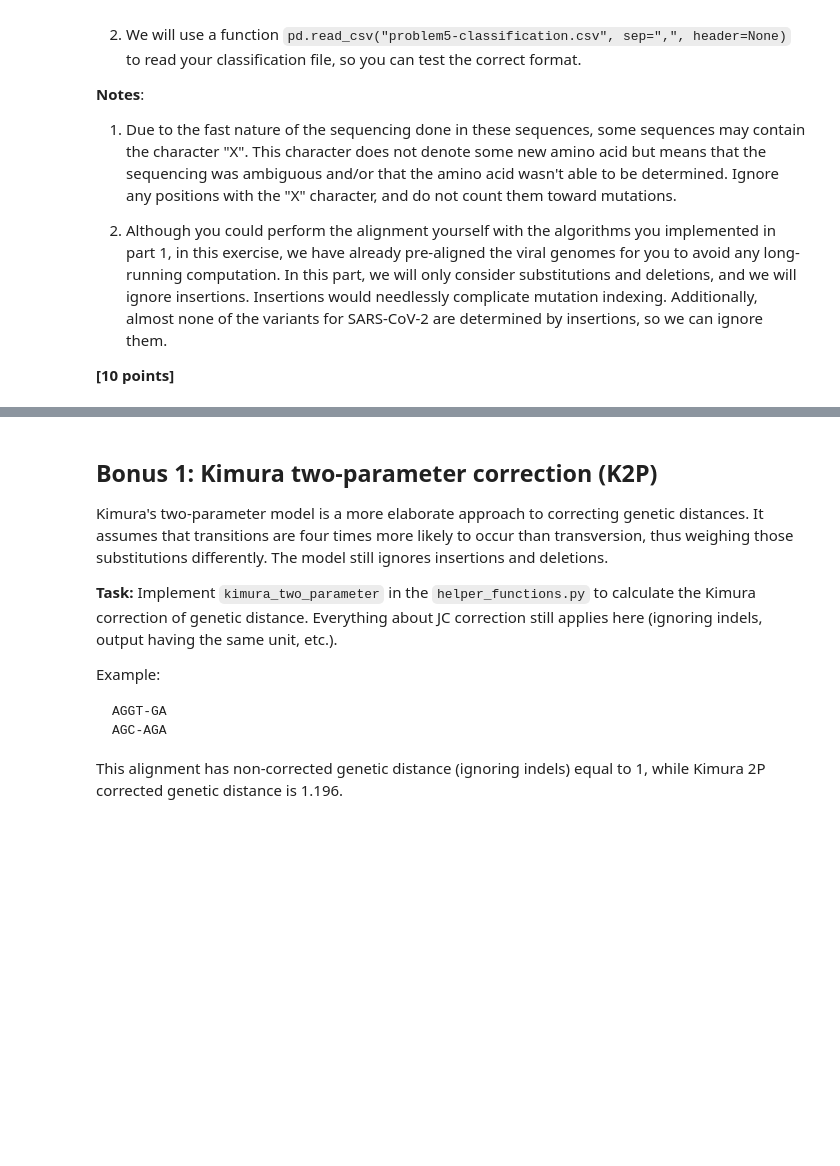
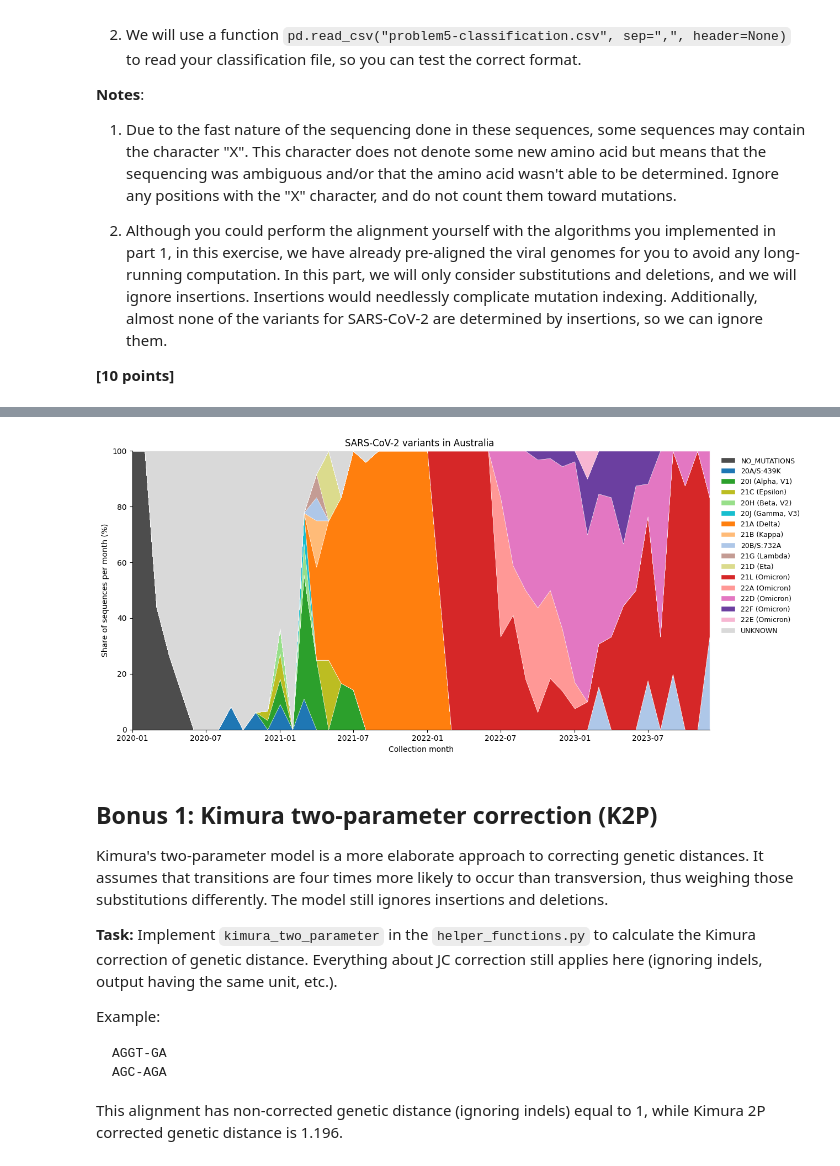
Before and after one commit to SivaCantCode/assign_viral_evo, a Jupyter notebook: viral_evo_workbook.ipynb, the cells around one changed output, grey strips where cells are left out. Drawn from its saved outputs; the diff is of its cells as text; code cells hidden in the pictures; blank space fills up the shorter version.

```diff
--- a/viral_evo_workbook.ipynb
+++ b/viral_evo_workbook.ipynb
@@ -468,3 +468,101 @@ After you have assigned all the sequences to a variant, create a plot showing th
 3. Although you could perform the alignment yourself with the algorithms you implemented in part 1, in this exercise, we have already pre-aligned the viral genomes for you to avoid any long-running computation. In this part, we will only consider substitutions and deletions, and we will ignore insertions. Insertions would needlessly complicate mutation indexing. Additionally, almost none of the variants for SARS-CoV-2 are determined by insertions, so we can ignore them.
 
 **[10 points]**
+# %%
+import json
+import matplotlib.pyplot as plt
+from Bio.Seq import Seq
+
+
+colors = {
+    "NO_MUTATIONS":    "#4d4d4d",
+    "20A/S:439K":      "#1f77b4",
+    "20B/S:732A":      "#aec7e8",
+    "20I (Alpha, V1)": "#2ca02c",
+    "20H (Beta, V2)":  "#98df8a",
+    "20J (Gamma, V3)": "#17becf",
+    "21A (Delta)":     "#ff7f0e",
+    "21B (Kappa)":     "#ffbb78",
+    "21C (Epsilon)":   "#bcbd22",
+    "21D (Eta)":       "#dbdb8d",
+    "21F (Iota)":      "#8c564b",
+    "21G (Lambda)":    "#c49c94",
+    "21H (Mu)":        "#7f7f7f",
+    "21K (Omicron)":   "#9467bd",
+    "21L (Omicron)":   "#d62728",
+    "22A (Omicron)":   "#ff9896",
+    "22B (Omicron)":   "#c5b0d5",
+    "22D (Omicron)":   "#e377c2",
+    "22E (Omicron)":   "#f7b6d2",
+    "22F (Omicron)":   "#6b3fa0",
+    "UNKNOWN":         "#d9d9d9",
+}
+
+#this reference spike protein
+reference_genome = next(str(r.seq).upper() for r in SeqIO.parse("data/p1-sars-cov-2-variants.fasta", "fasta")
+                        if r.id.startswith("NC_045512.2")).replace("-", "")
+
+s_start = reference_genome.find("ATGTTTGTTTTTCTTGTTTTATTGCC")
+reference_spike = str(Seq(reference_genome[s_start:s_start + 3822]).translate()).rstrip("*")
+
+with open("data/variants.json") as f:
+    variants = json.load(f)
+
+# keep only the spike mutations of each variant
+spike_mutations = {name: [(m["pos"], m["right"]) for m in info["nonsynonymous"] if m["gene"] == "S"]
+                   for name, info in variants.items()}
+
+records = []
+for record in SeqIO.parse("data/p5-aus-spike-proteins.fasta", "fasta"):
+    _, date, accession = record.description.split("|")
+    records.append({"id": accession, "date": pd.to_datetime(date), "seq": str(record.seq)})
+aus = pd.DataFrame(records)
+assert all(len(s) == len(reference_spike) for s in aus["seq"])
+
+
+def classify(seq):
+    # any difference to the reference anywhere on the protein
+    if all(a == r or a == "X" for a, r in zip(seq, reference_spike)):
+        return "NO_MUTATIONS"
+
+    best_variant, best_score = "UNKNOWN", 0
+    for name, mutations in spike_mutations.items():
+        checked = [(pos, aa) for pos, aa in mutations if seq[pos - 1] != "X"]
+        if not checked:
+            continue
+        score = sum(seq[pos - 1] == aa for pos, aa in checked) / len(checked)
+        if score > best_score:
+            best_variant, best_score = name, score
+    return best_variant if best_score >= 0.51 else "UNKNOWN"
+
+
+aus["variant"] = aus["seq"].apply(classify)
+aus[["id", "variant"]].to_csv("problem5-classification.csv", header=False, index=False)
+print(aus["variant"].value_counts())
+
+# percentage of each variant per month
+counts = aus.groupby([pd.Grouper(key="date", freq="MS"), "variant"]).size().unstack(fill_value=0)
+percentages = counts.div(counts.sum(axis=1), axis=0) * 100
+
+# order variants by when they first appear. the catch all classes are at the end
+first_seen = (percentages > 0).idxmax().sort_values()
+order = [v for v in first_seen.index if v not in ("NO_MUTATIONS", "UNKNOWN")]
+order = ["NO_MUTATIONS"] * ("NO_MUTATIONS" in percentages) + order + ["UNKNOWN"] * ("UNKNOWN" in percentages)
+percentages = percentages[order]
+
+
+
+fig, ax = plt.subplots(figsize=(13, 6))
+ax.stackplot(percentages.index, percentages.T.values, labels=order,
+             colors=[colors[v] for v in order], edgecolor="white", linewidth=0.3)
+ax.set_xlim(percentages.index.min(), percentages.index.max())
+ax.set_ylim(0, 100)
+ax.set_ylabel("Share of sequences per month (%)")
+ax.set_xlabel("Collection month")
+ax.set_title("SARS-CoV-2 variants in Australia ")
+ax.legend(loc="upper left", bbox_to_anchor=(1.01, 1), frameon=False, fontsize=9)
+ax.spines[["top", "right"]].set_visible(False)
+fig.tight_layout()
+fig.savefig("problem5.svg")
+plt.show()
+# %% [output]
@@ -471,3 +588,4 @@ After you have assigned all the sequences to a variant, create a plot showing th
+[figure, added]
 # %% [markdown]
 ## Bonus 1: Kimura two-parameter correction (K2P)
 
```
Also changed, not shown: parts of 2 cells of this notebook, 3 other files.
